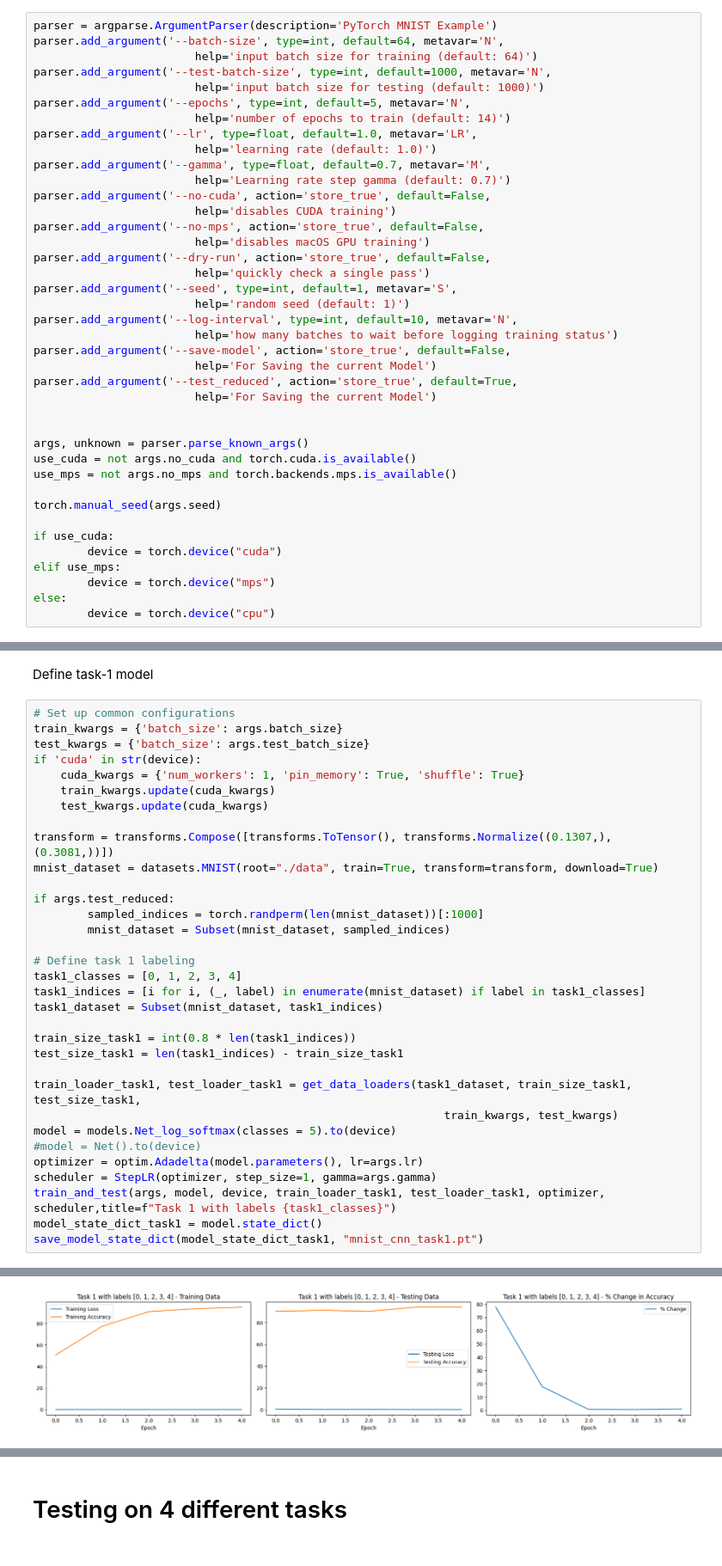
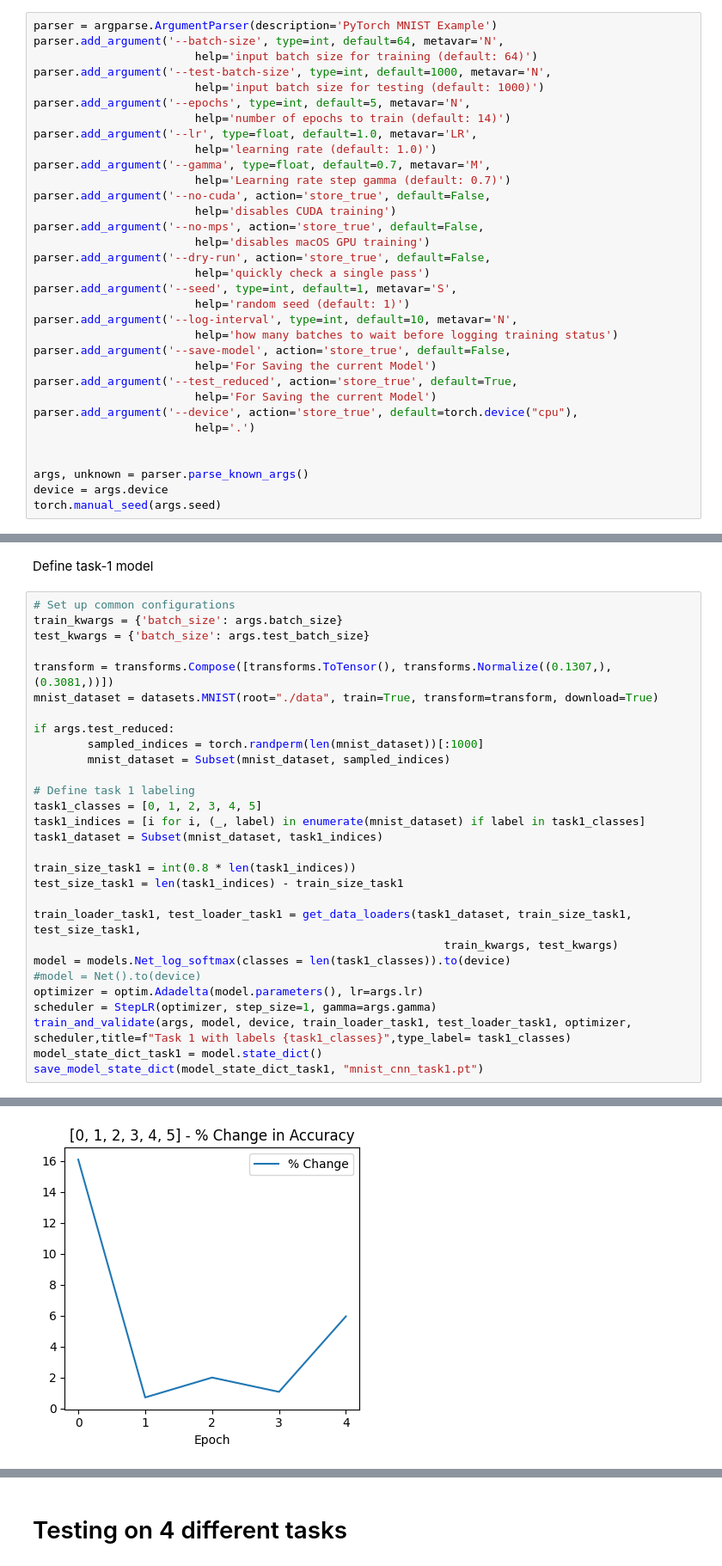
Before and after one commit to miguel-ceadar/drift-moe, a Jupyter notebook: chapter_7/Learning_while_handling_catastrophic_forgetting/catastrophic_forgetting_grid.ipynb, the cells around one changed output, grey strips where cells are left out. Shown at 86% size. Drawn from its saved outputs; the diff is of its cells as text.

Commit message:
fixing plots grid notebook

```diff
--- a/chapter_7/Learning_while_handling_catastrophic_forgetting/catastrophic_forgetting_grid.ipynb
+++ b/chapter_7/Learning_while_handling_catastrophic_forgetting/catastrophic_forgetting_grid.ipynb
@@ -255,17 +323,10 @@ parser.add_argument('--save-model', action='store_true', default=False,
                         help='For Saving the current Model')
 parser.add_argument('--test_reduced', action='store_true', default=True,
                         help='For Saving the current Model')
+parser.add_argument('--device', action='store_true', default=torch.device("cpu"),
+                        help='.')
 
 
 args, unknown = parser.parse_known_args()
-use_cuda = not args.no_cuda and torch.cuda.is_available()
-use_mps = not args.no_mps and torch.backends.mps.is_available()
-
+device = args.device
 torch.manual_seed(args.seed)
-
-if use_cuda:
-        device = torch.device("cuda")
-elif use_mps:
-        device = torch.device("mps")
-else:
-        device = torch.device("cpu")
@@ -275,10 +338,6 @@ Define task-1 model
 # Set up common configurations
 train_kwargs = {'batch_size': args.batch_size}
 test_kwargs = {'batch_size': args.test_batch_size}
-if 'cuda' in str(device):
-    cuda_kwargs = {'num_workers': 1, 'pin_memory': True, 'shuffle': True}
-    train_kwargs.update(cuda_kwargs)
-    test_kwargs.update(cuda_kwargs)
 
 transform = transforms.Compose([transforms.ToTensor(), transforms.Normalize((0.1307,), (0.3081,))])
 mnist_dataset = datasets.MNIST(root="./data", train=True, transform=transform, download=True)
@@ -288,7 +347,7 @@ if args.test_reduced:
         mnist_dataset = Subset(mnist_dataset, sampled_indices)
 
 # Define task 1 labeling
-task1_classes = [0, 1, 2, 3, 4]
+task1_classes = [0, 1, 2, 3, 4, 5]
 task1_indices = [i for i, (_, label) in enumerate(mnist_dataset) if label in task1_classes]
 task1_dataset = Subset(mnist_dataset, task1_indices)
 
@@ -297,11 +356,11 @@ test_size_task1 = len(task1_indices) - train_size_task1
 
 train_loader_task1, test_loader_task1 = get_data_loaders(task1_dataset, train_size_task1, test_size_task1,
                                                              train_kwargs, test_kwargs)
-model = models.Net_log_softmax(classes = 5).to(device)
+model = models.Net_log_softmax(classes = len(task1_classes)).to(device)
 #model = Net().to(device)
 optimizer = optim.Adadelta(model.parameters(), lr=args.lr)
 scheduler = StepLR(optimizer, step_size=1, gamma=args.gamma)
-train_and_test(args, model, device, train_loader_task1, test_loader_task1, optimizer, scheduler,title=f"Task 1 with labels {task1_classes}")
+train_and_validate(args, model, device, train_loader_task1, test_loader_task1, optimizer, scheduler,title=f"Task 1 with labels {task1_classes}",type_label= task1_classes)
 model_state_dict_task1 = model.state_dict()
 save_model_state_dict(model_state_dict_task1, "mnist_cnn_task1.pt")
 # %% [output]
@@ -325 +384 @@ Epoch 5/5: Training Loss: 0.0025, Test Accuracy: 94.23%
-[figure, old version]
+[figure, new version]
```
Also changed, not shown: parts of 6 cells of this notebook, 5 other files.
